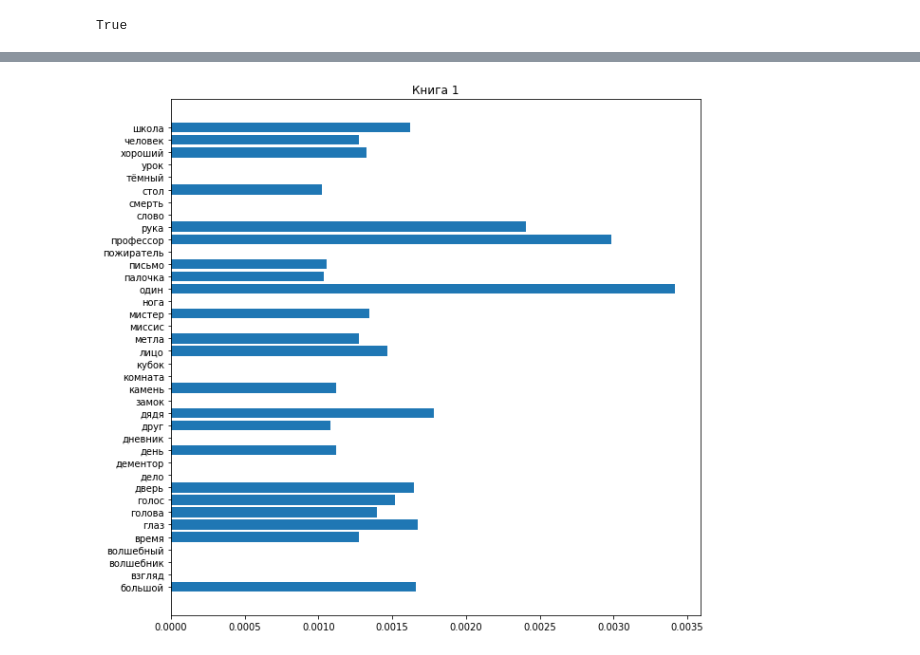
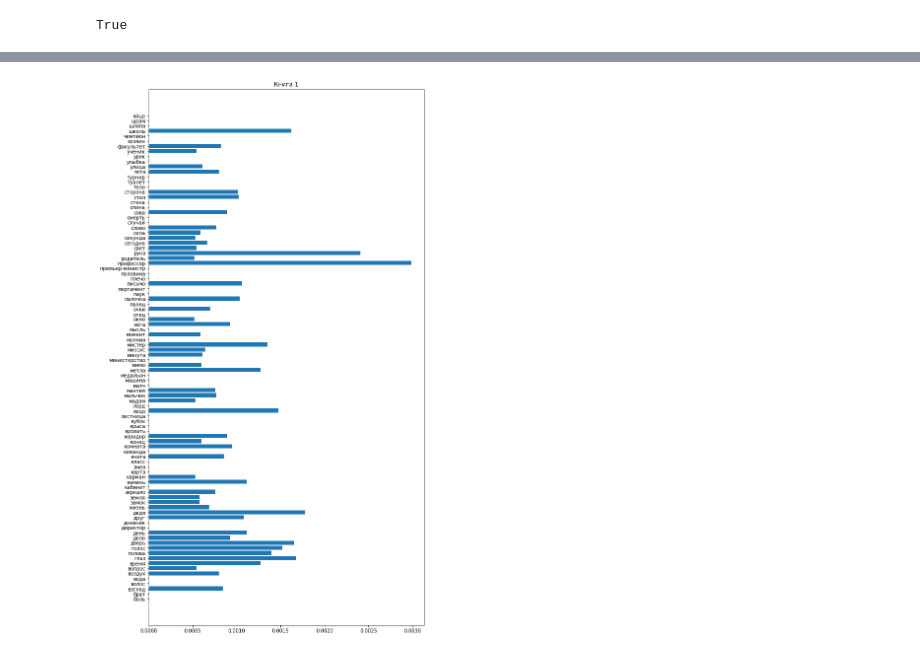
Before and after one commit to Derinhelm/Harry_Potter_statistics, a Jupyter notebook: Diagrams.ipynb, the cells around one changed output, grey strips where cells are left out. Saved outputs shown, nothing was run; the diff lists cells and outputs as text; code cells hidden in the pictures.

Commit message:
cleaning words

```diff
--- a/Diagrams.ipynb
+++ b/Diagrams.ipynb
@@ -291,9 +299,2 @@ df
-# %%
-names_pers = ['амбридж', 'блэк', 'бэгмен', 'вернон', 'винки', 'волан-де-морт', 'гарри', 'гермиона', 'грюм', 'дадли', 'дамблдор', 'джинни', 'джордж', 'добби', 'дурсль', 'квиррелл', 'короста', 'крам', 'крауч', 'локонс', 'люпин', 'макгонагалл', 'малфой', 'миртл', 'невилл', 'поттер', 'реддл', 'рон', 'седрик', 'сириус', 'слизерин', 'слизнорт', 'снегг', 'уизли', 'фред', 'хагрид']
-pers = pd.DataFrame(index = ['1', '2', '3', '4', '5', '6', '7', 'всего'])
-for cur_pers in names_pers:
-    pers[cur_pers] = df[cur_pers]
-names_items = ['большой', 'взгляд', 'волшебник', 'волшебный', 'время', 'глаз', 'голова', 'голос', 'дверь', 'дело', 'дементор', 'день', 'дневник', 'друг', 'дядя', 'замок', 'камень', 'комната', 'кубок', 'лицо', 'метла', 'миссис', 'мистер', 'нога', 'один', 'палочка', 'письмо', 'пожиратель', 'профессор', 'рука', 'слово', 'смерть', 'стол', 'тёмный', 'урок', 'хороший', 'человек', 'школа']
-items = pd.DataFrame(index = ['1', '2', '3', '4', '5', '6', '7', 'всего'])
-for cur_it in names_items:
-    items[cur_it] = df[cur_it]
+# %%
+names_words = ['боль', 'брат', 'взгляд', 'волос', 'вода', 'воздух', 'вопрос', 'время', 'глаз', 'голова', 'голос', 'дверь', 'дело', 'день', 'директор', 'дневник', 'друг',  'дядя', 'жизнь', 'замок', 'земля', 'зеркало', 'кабинет', 'камень', 'карман', 'карта', 'змея', 'класс', 'книга', 'команда', 'комната', 'конец', 'коридор', 'кровать', 'крыса', 'кубок', 'лестница', 'лицо', 'лорд', 'мадам', 'мальчик', 'мантия','матч', 'машина', 'медальон', 'метла', 'мимо', 'министерство', 'минута', 'миссис', 'мистер', 'молния', 'момент', 'мысль', 'нога', 'окно', 'отец', 'очки', 'палец', 'палочка', 'паук', 'пергамент', 'письмо', 'плечо', 'половина', 'премьер-министр', 'профессор', 'родитель',  'рука', 'свет', 'сегодня',  'секунда', 'сила',  'слово', 'случай', 'смерть', 'сова', 'спина', 'стена', 'стол', 'сторона',   'тело', 'туалет', 'турнир', 'тётя', 'улица', 'улыбка', 'урок', 'ученик',  'факультет', 'хозяин', 'чемпион',  'школа', 'шляпа', 'шрам', 'яйцо']
@@ -299,0 +303,12 @@ for cur_it in names_items:
+# %%
+names_pers = ['гарри', 'поттер', 'гермиона', 'рон', 'джинни', 'фред', 'джордж', 'билл', 'перси', 'уизли', 'невилл', 'полумна', 'седрик', 'диггори', 'чжоу', 'джастин', 'колин', 'крам', 'флер', 'дамблдор', 'альбус', 'снегг', 'грюм', 'златопуст', 'локонс', 'люпин', 'макгонагалл', 'хагрид', 'квиррелл', 'трелони', 'слизнорт', 'сириус', 'блэк', 'амбридж', 'волан-де-морт', 'реддл', 'беллатриса', 'драко', 'малфой', 'питер', 'петтигрю', 'бэгмен', 'дурсль', 'вернон', 'дадли', 'петунья', 'мардж', 'винки', 'добби', 'живоглот', 'кикимер', 'клювокрыл', 'клык',  'короста',  'крауч', 'крюкохват', 'ксенофилиус', 'максим', 'миртл', 'фадж', 'стэн', 'скримджер', 'рита']
+# %%
+pers = pd.DataFrame(index = ['1', '2', '3', '4', '5', '6', '7', 'всего'])
+for cur_pers in names_pers:
+    pers[cur_pers] = df[cur_pers]
+items = pd.DataFrame(index = ['1', '2', '3', '4', '5', '6', '7', 'всего'])
+for cur_it in names_words:
+    items[cur_it] = df[cur_it]
+magic_items = pd.DataFrame(index = ['1', '2', '3', '4', '5', '6', '7', 'всего'])
+for cur_it in names_magic_words:
+    magic_items[cur_it] = df[cur_it]
@@ -364,13 +403,13 @@ plt.show()
 # %%
 #предметы
 for i in range(len(items)):
-    plt.figure(figsize=(10,10))
+    plt.figure(figsize=(10,20))
     plt.barh(items.columns, items.iloc[i])
     plt.title('Книга ' + str(i + 1))
     plt.show()
-plt.figure(figsize=(10,10))
+plt.figure(figsize=(10,20))
 plt.barh(items.columns, items.iloc[7])
 plt.title('Всего')
 plt.show()
 # %% [output]
-[figure, old version]
+[figure, new version]
```
Also changed, not shown: parts of 21 cells of this notebook, 1 other file.
